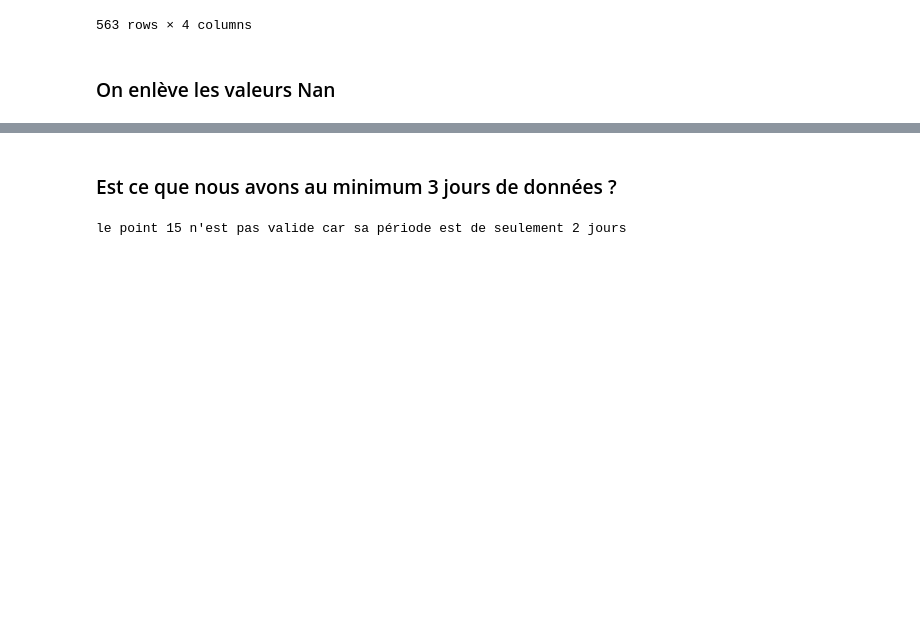
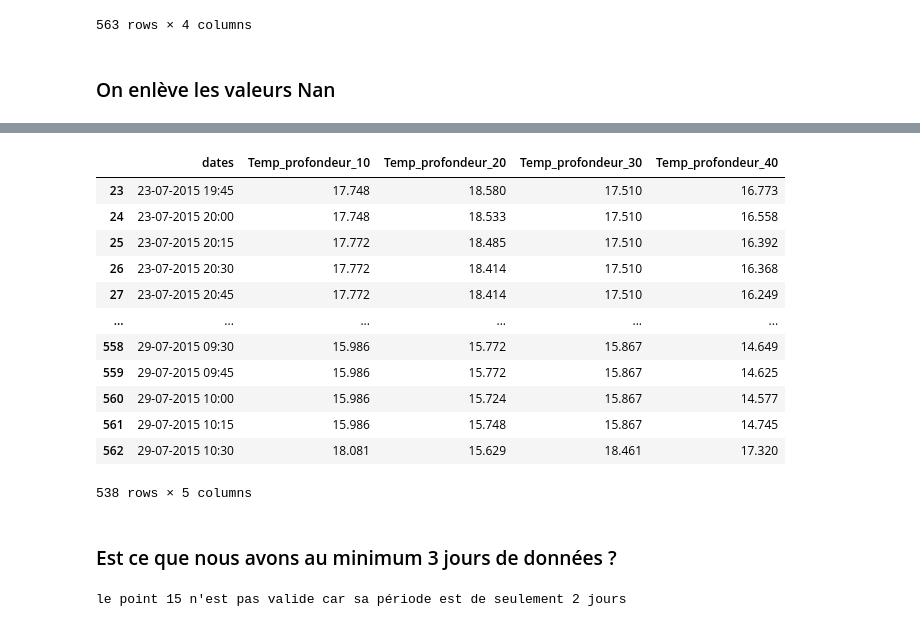
Before and after one commit to Lauredesorgues/MOLONARI_projet_3-, a Jupyter notebook: traitement_data_molonari_12-10_Laure.ipynb, the cells around one changed output, grey strips where cells are left out. Drawn from its saved outputs; the diff is of its cells as text; code cells hidden in the pictures; blank space fills up the shorter version.

```diff
--- a/traitement_data_molonari_12-10_Laure.ipynb
+++ b/traitement_data_molonari_12-10_Laure.ipynb
@@ -410,6 +427,22 @@ plt.plot(df_processed['dates'], df_processed['dH'], color = 'red')
 for x in data :
     x['temperature2'] = x['temperature2'].dropna(axis = 0, how = 'any')
     x['pression2'] = x['pression2'].dropna(axis = 0, how='any')
+# %%
+data[0]['temperature2']
+# %% [output]
+|  | dates | Temp_profondeur_10 | Temp_profondeur_20 | Temp_profondeur_30 | Temp_profondeur_40 |
+| 23 | 23-07-2015 19:45 | 17.748 | 18.580 | 17.510 | 16.773 |
+| 24 | 23-07-2015 20:00 | 17.748 | 18.533 | 17.510 | 16.558 |
+| 25 | 23-07-2015 20:15 | 17.772 | 18.485 | 17.510 | 16.392 |
+| 26 | 23-07-2015 20:30 | 17.772 | 18.414 | 17.510 | 16.368 |
+| 27 | 23-07-2015 20:45 | 17.772 | 18.414 | 17.510 | 16.249 |
+| ... | ... | ... | ... | ... | ... |
+| 558 | 29-07-2015 09:30 | 15.986 | 15.772 | 15.867 | 14.649 |
+| 559 | 29-07-2015 09:45 | 15.986 | 15.772 | 15.867 | 14.625 |
+| 560 | 29-07-2015 10:00 | 15.986 | 15.724 | 15.867 | 14.577 |
+| 561 | 29-07-2015 10:15 | 15.986 | 15.748 | 15.867 | 14.745 |
+| 562 | 29-07-2015 10:30 | 18.081 | 15.629 | 18.461 | 17.320 |
+538 rows × 5 columns
 # %%
 # on met à jour la date de début de la mesure, la date de fin et la période
 from datetime import datetime
```
Also changed, not shown: parts of 14 cells of this notebook, 18 other files.
